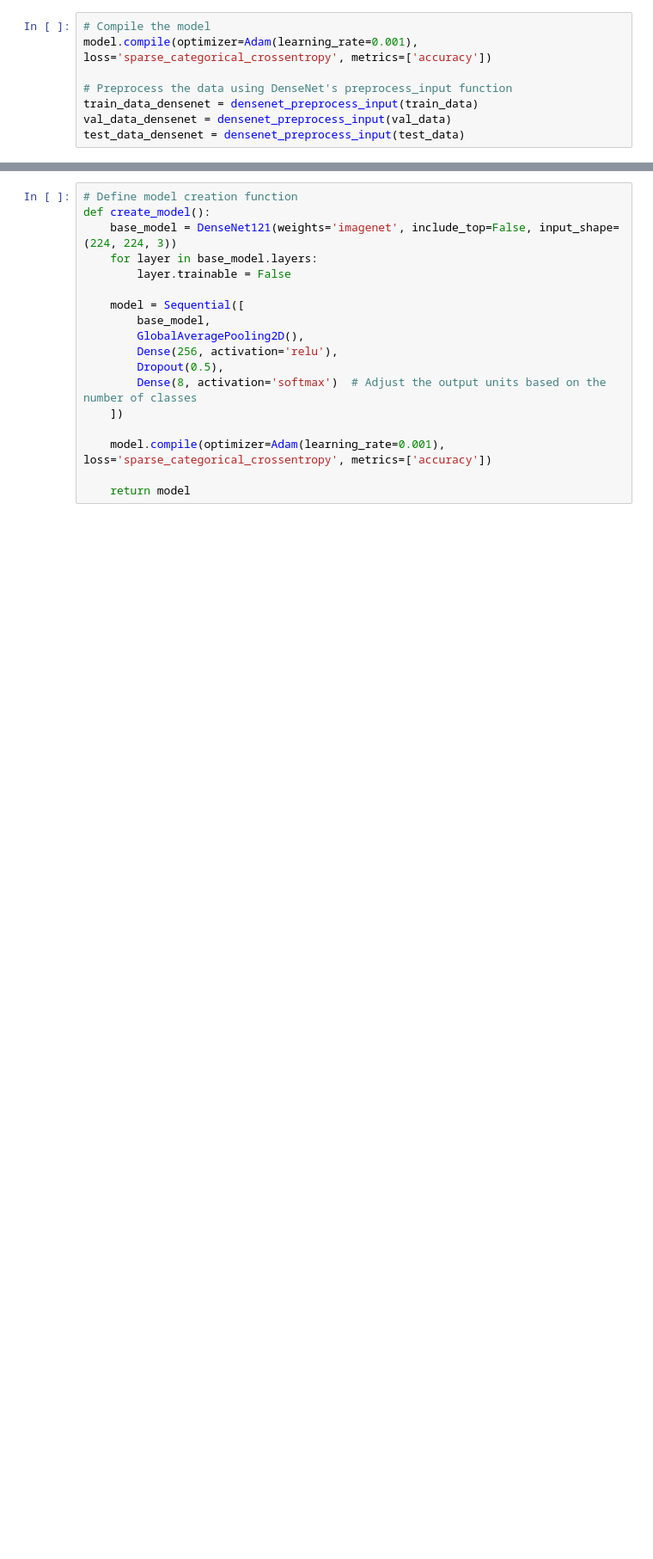
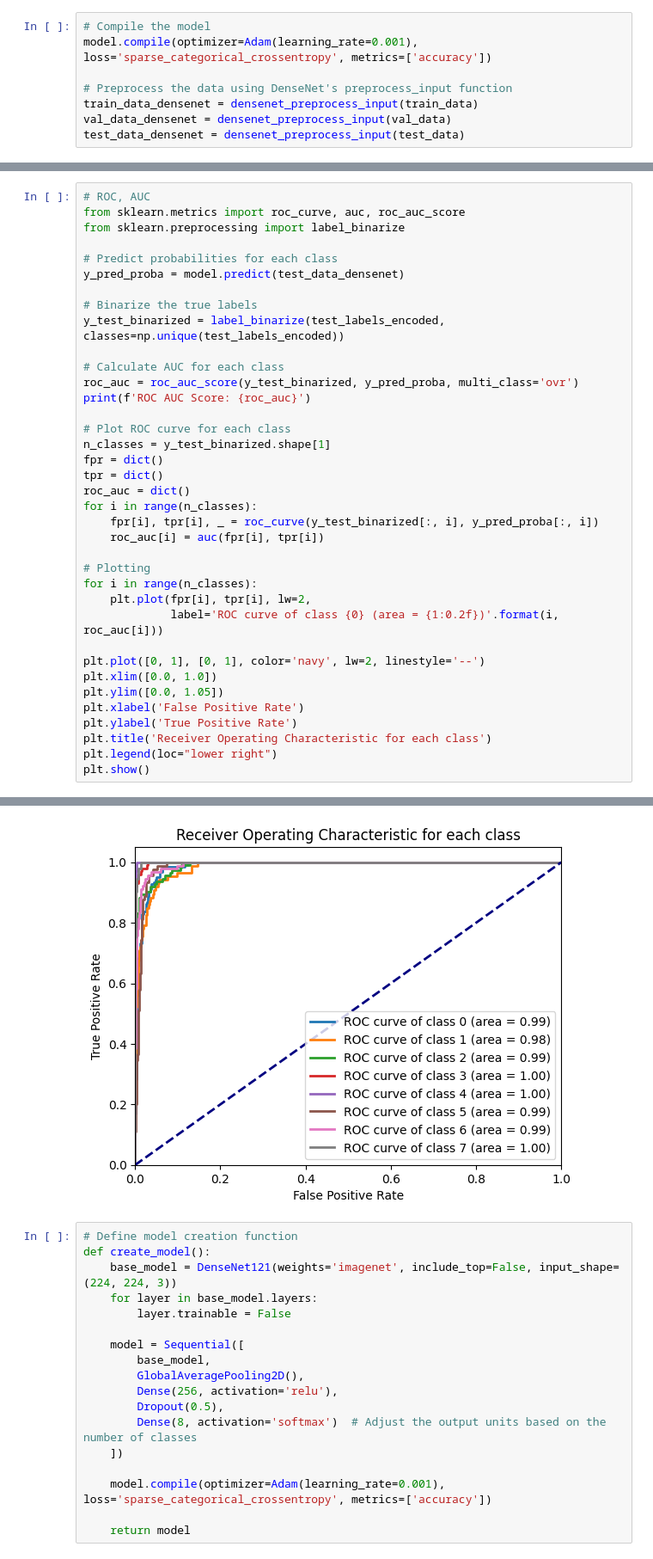
Before and after one commit to Sumukh-Bharadvaja/Gastro-Intestinal-Disease-Prediction-Using-Deep-Learning, a Jupyter notebook: densenet.ipynb, the cells around one changed output, grey strips where cells are left out. Shown: that part at 86% size. Cells and saved outputs as stored; diff of their text form; blank space fills up the shorter version.

```diff
--- a/densenet.ipynb
+++ b/densenet.ipynb
@@ -133,0 +166,38 @@ Test Accuracy: 0.8849999904632568
+# %%
+# ROC, AUC
+from sklearn.metrics import roc_curve, auc, roc_auc_score
+from sklearn.preprocessing import label_binarize
+
+# Predict probabilities for each class
+y_pred_proba = model.predict(test_data_densenet)
+
+# Binarize the true labels
+y_test_binarized = label_binarize(test_labels_encoded, classes=np.unique(test_labels_encoded))
+
+# Calculate AUC for each class
+roc_auc = roc_auc_score(y_test_binarized, y_pred_proba, multi_class='ovr')
+print(f'ROC AUC Score: {roc_auc}')
+
+# Plot ROC curve for each class
+n_classes = y_test_binarized.shape[1]
+fpr = dict()
+tpr = dict()
+roc_auc = dict()
+for i in range(n_classes):
+    fpr[i], tpr[i], _ = roc_curve(y_test_binarized[:, i], y_pred_proba[:, i])
+    roc_auc[i] = auc(fpr[i], tpr[i])
+
+# Plotting
+for i in range(n_classes):
+    plt.plot(fpr[i], tpr[i], lw=2,
+             label='ROC curve of class {0} (area = {1:0.2f})'.format(i, roc_auc[i]))
+
+plt.plot([0, 1], [0, 1], color='navy', lw=2, linestyle='--')
+plt.xlim([0.0, 1.0])
+plt.ylim([0.0, 1.05])
+plt.xlabel('False Positive Rate')
+plt.ylabel('True Positive Rate')
+plt.title('Receiver Operating Characteristic for each class')
+plt.legend(loc="lower right")
+plt.show()
+# %% [output]
@@ -134,3 +206,4 @@ Test Accuracy: 0.8849999904632568
+[figure, added]
 # %%
 # Define model creation function
 def create_model():
```
Also changed, not shown: parts of 7 cells of this notebook.
